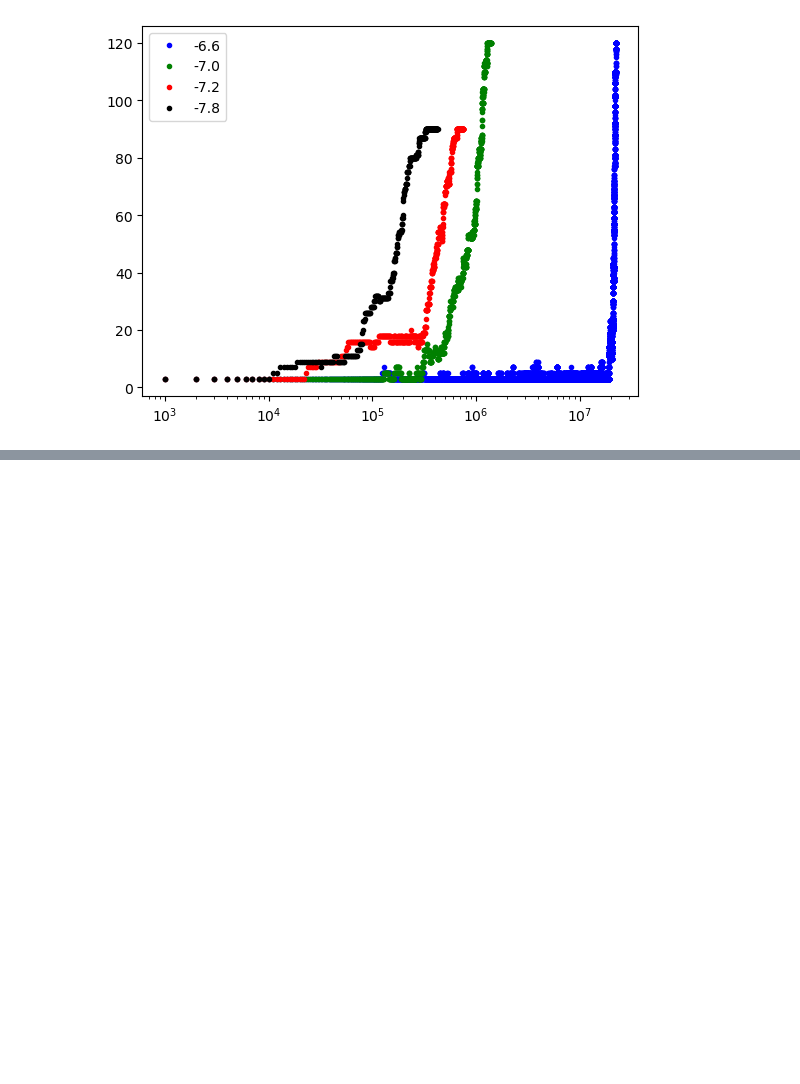
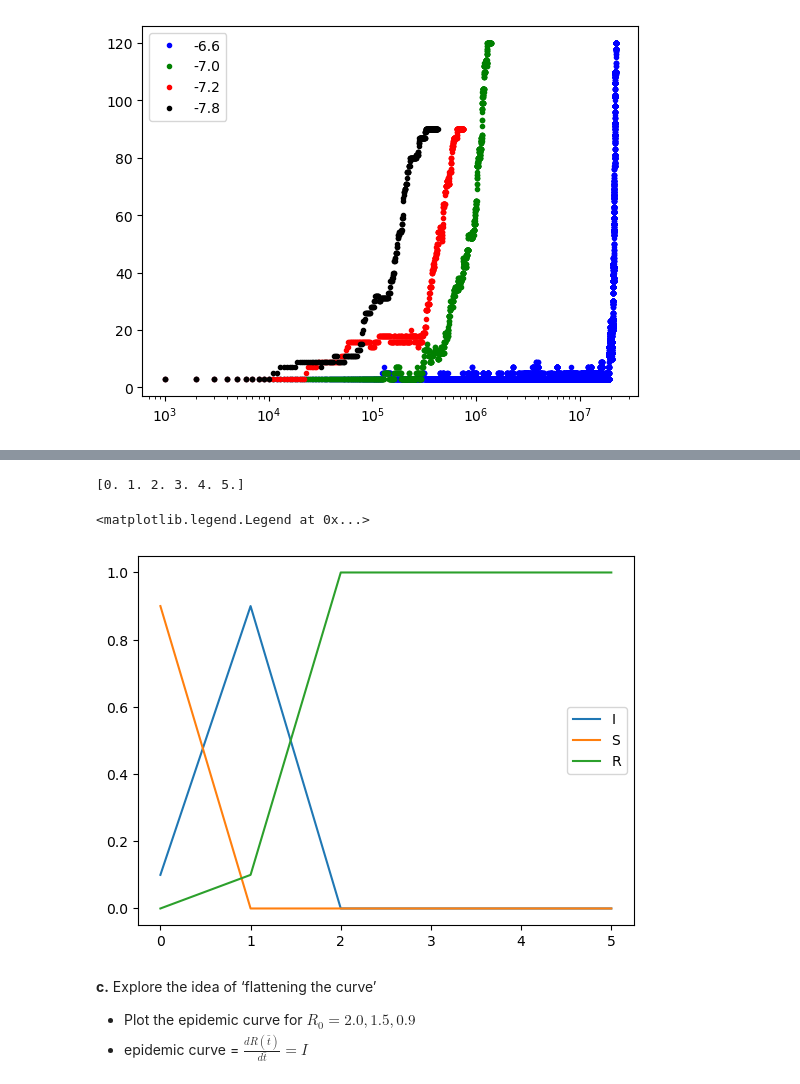
Before and after one commit to helen-5808/QBIO110, a Jupyter notebook: PS1/ps1.ipynb, the cells around one changed output, grey strips where cells are left out. Drawn from its saved outputs; the diff is of its cells as text; code cells hidden in the pictures; blank space fills up the shorter version.

```diff
--- a/PS1/ps1.ipynb
+++ b/PS1/ps1.ipynb
@@ -54,0 +80,56 @@ hi $3$
+# %%
+import matplotlib.pyplot as plt
+import numpy as np
+
+# Initializing variables
+R0: int = 10 # basic reproductive ratio
+I_var: float = 0.1
+S_var: float = 1.0 - I_var
+R_var: float = 0.0
+tbar: float = 0.0
+
+# Time progression variables
+delta_time: float = 1
+total_time: float = delta_time*5
+
+# Set arrays to store the data at each time step
+num_time_steps: int = int(total_time/delta_time) + 1
+S_array: np.ndarray = np.zeros(num_time_steps)
+I_array: np.ndarray = np.zeros(num_time_steps)
+R_array: np.ndarray = np.zeros(num_time_steps)
+time_array: np.ndarray = np.zeros(num_time_steps)
+
+# Loop over each time increment
+for i in range(num_time_steps):
+    # Add the current numbers to our storage arrays.
+    S_array[i] = S_var
+    I_array[i] = I_var
+    R_array[i] = R_var
+    time_array[i] = tbar
+
+    # Calculate the change in each variable over the delta_time
+    delta_S: float = -R0*S_var*I_var
+    delta_I: float = R0*S_var*I_var - I_var
+    delta_R: float = I_var
+
+    # Update the variables according to the change
+    S_var += delta_S
+    I_var += delta_I
+    R_var += delta_R
+
+    # Increment time
+    tbar += delta_time
+
+print(time_array)
+plt.plot(time_array, I_array, label="I")
+plt.plot(time_array, S_array, label="S")
+plt.plot(time_array, R_array, label="R")
+plt.legend()
+# %% [output]
+[0. 1. 2. 3. 4. 5.]
+<matplotlib.legend.Legend at 0x...>
+[figure, added]
+# %% [markdown]
+**c.** Explore the idea of ‘flattening the curve’
+- Plot the epidemic curve for $R_0 = 2.0, 1.5, 0.9$
+- epidemic curve = $\frac{dR(\bar{t})}{d\bar{t}} = I$
```
Also changed, not shown: parts of 2 cells of this notebook.
